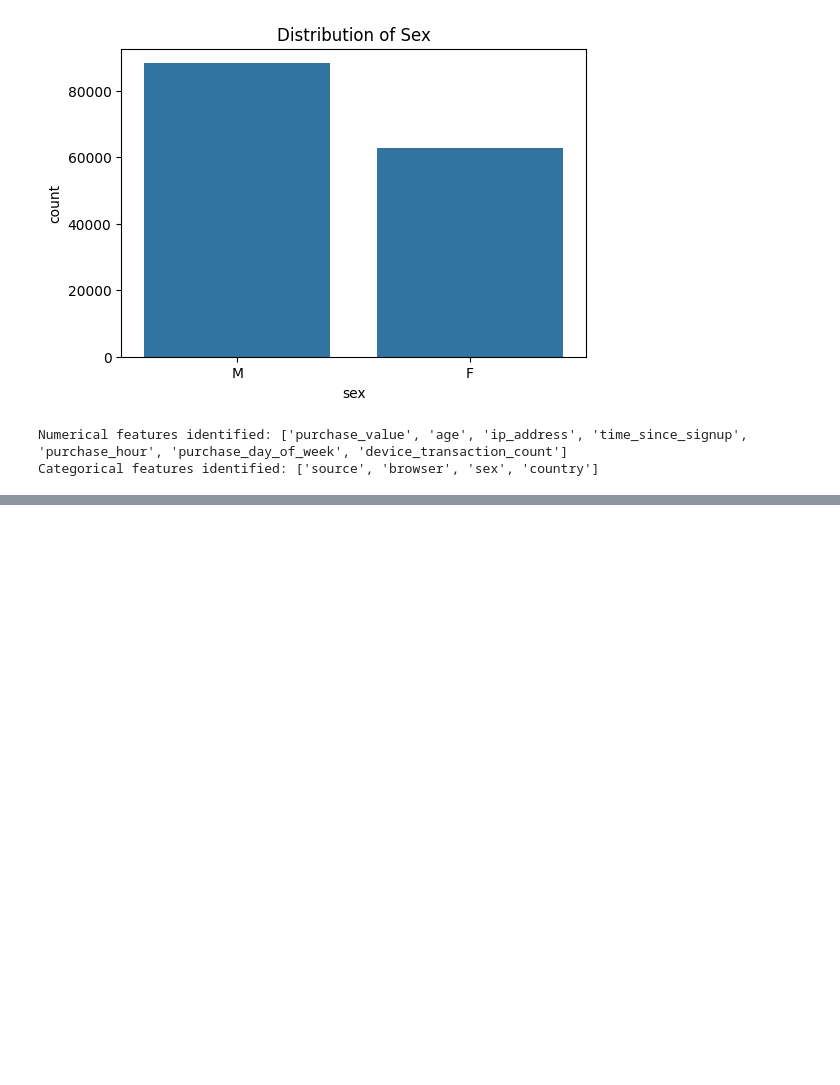
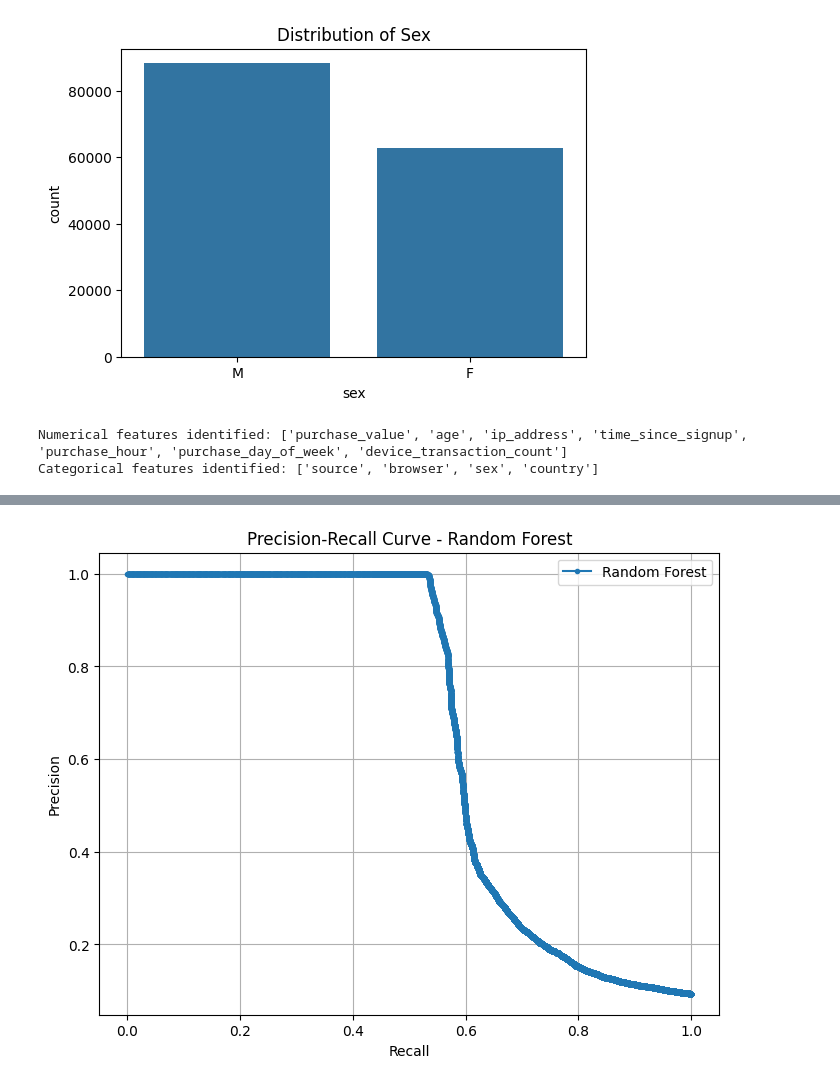
Before and after one commit to kal-endale/Fraud_detection, a Jupyter notebook: notebooks/task-1.ipynb, the cells around one changed output, grey strips where cells are left out. Cells and saved outputs as stored; diff of their text form; code cells hidden in the pictures; blank space fills up the shorter version.

```diff
--- a/notebooks/task-1.ipynb
+++ b/notebooks/task-1.ipynb
@@ -422,0 +603,73 @@ print("Shape of y_cc_train_resampled:", y_cc_train_resampled.shape)
+# %%
+from sklearn.ensemble import RandomForestClassifier
+from sklearn.model_selection import GridSearchCV, StratifiedKFold
+from sklearn.metrics import classification_report, average_precision_score, f1_score, roc_auc_score, precision_recall_curve
+import matplotlib.pyplot as plt
+
+print("\n--- Building Ensemble Model: Random Forest ---")
+
+# Initialize Random Forest Classifier
+rf_model = RandomForestClassifier(random_state=42, class_weight='balanced') # Using class_weight due to potential residual imbalance even after SMOTE
+
+# Define parameter grid for basic hyperparameter tuning
+# Keeping the grid small for demonstration purposes to avoid excessively long execution times.
+param_grid = {
+    'n_estimators': [50, 100],  # Number of trees in the forest
+    'max_depth': [5, 10]        # Maximum depth of the tree
+}
+
+# Set up Stratified K-Fold for cross-validation
+# Using the resampled data for CV to ensure balanced folds during tuning.
+strat_k_fold = StratifiedKFold(n_splits=3, shuffle=True, random_state=42)
+
+# Set up GridSearchCV for hyperparameter tuning
+# Scoring based on F1-score which is suitable for imbalanced datasets
+grid_search = GridSearchCV(
+    estimator=rf_model,
+    param_grid=param_grid,
+    scoring='f1', # Use f1 as the primary metric for tuning
+    cv=strat_k_fold,
+    n_jobs=-1, # Use all available cores
+    verbose=2
+)
+
+print("Starting GridSearchCV for Random Forest...")
+grid_search.fit(X_train_resampled, y_train_resampled)
+
+print("GridSearchCV complete.")
+
+# Get the best model
+best_rf_model = grid_search.best_estimator_
+
+print(f"\nBest Parameters found: {grid_search.best_params_}")
+print(f"Best F1-Score on training data (CV): {grid_search.best_score_:.4f}")
+
+# Evaluate the best Random Forest model on the test set
+y_pred_rf = best_rf_model.predict(X_test)
+y_pred_proba_rf = best_rf_model.predict_proba(X_test)[:, 1]
+
+print("\n--- Evaluation of Best Random Forest Model on Test Set ---")
+print("Classification Report:")
+print(classification_report(y_test, y_pred_rf))
+
+# Metrics for imbalanced data
+auc_pr_rf = average_precision_score(y_test, y_pred_proba_rf)
+f1_rf = f1_score(y_test, y_pred_rf)
+roc_auc_rf = roc_auc_score(y_test, y_pred_proba_rf)
+
+print(f"Average Precision Score (AUC-PR): {auc_pr_rf:.4f}")
+print(f"F1-Score: {f1_rf:.4f}")
+print(f"ROC AUC Score: {roc_auc_rf:.4f}")
+
+# Plotting Precision-Recall Curve for Random Forest
+precision_rf, recall_rf, _ = precision_recall_curve(y_test, y_pred_proba_rf)
+
+plt.figure(figsize=(8, 6))
+plt.plot(recall_rf, precision_rf, marker='.', label='Random Forest')
+plt.xlabel('Recall')
+plt.ylabel('Precision')
+plt.title('Precision-Recall Curve - Random Forest')
+plt.grid(True)
+plt.legend()
+plt.show()
+# %% [output]
@@ -422,0 +693 @@ print("Shape of y_cc_train_resampled:", y_cc_train_resampled.shape)
+[figure, added]
```
Also changed, not shown: parts of 16 cells of this notebook.
